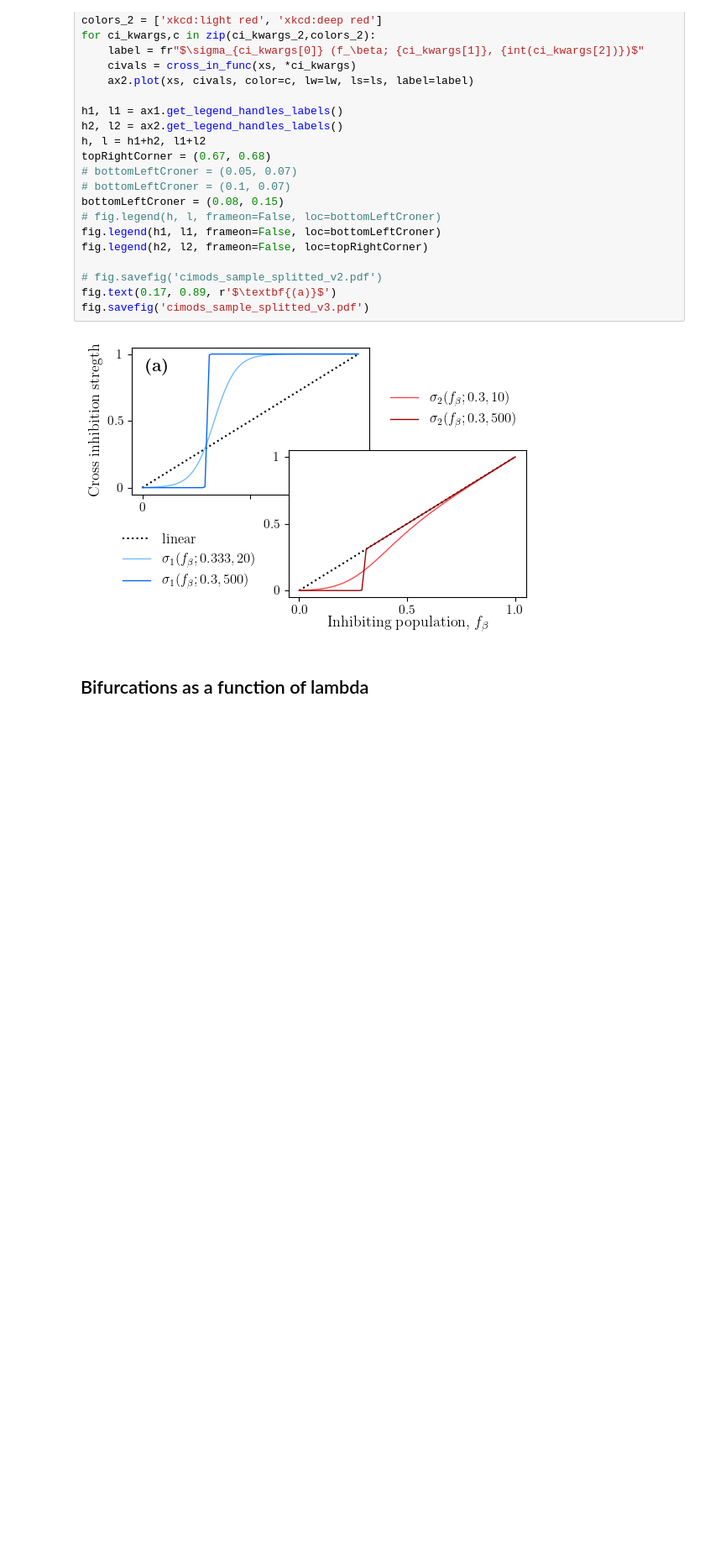
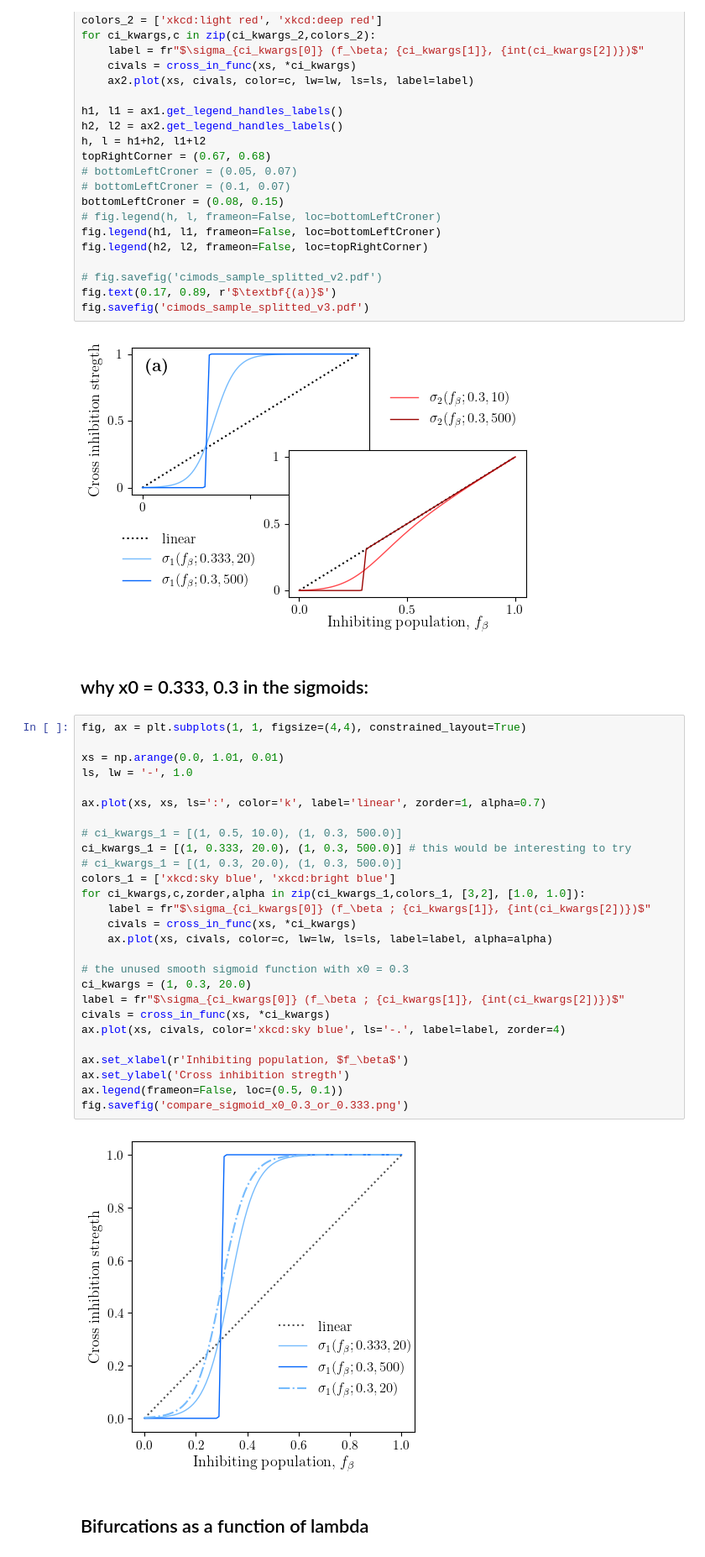
Before and after one commit to dmarchp/TFM_code, a Jupyter notebook: cross_inhibition/plots_for_paper.ipynb, the cells around one changed output. Shown at 84% size. Cells and saved outputs as stored; diff of their text form; blank space fills up the shorter version.

```diff
--- a/cross_inhibition/plots_for_paper.ipynb
+++ b/cross_inhibition/plots_for_paper.ipynb
@@ -130,6 +130,37 @@ fig.text(0.17, 0.89, r'$\textbf{(a)}$')
 fig.savefig('cimods_sample_splitted_v3.pdf')
 # %% [output]
 [figure]
+# %% [markdown]
+## why x0 = 0.333, 0.3 in the sigmoids:
+# %%
+fig, ax = plt.subplots(1, 1, figsize=(4,4), constrained_layout=True)
+
+xs = np.arange(0.0, 1.01, 0.01)
+ls, lw = '-', 1.0
+
+ax.plot(xs, xs, ls=':', color='k', label='linear', zorder=1, alpha=0.7)
+
+# ci_kwargs_1 = [(1, 0.5, 10.0), (1, 0.3, 500.0)]
+ci_kwargs_1 = [(1, 0.333, 20.0), (1, 0.3, 500.0)] # this would be interesting to try
+# ci_kwargs_1 = [(1, 0.3, 20.0), (1, 0.3, 500.0)]
+colors_1 = ['xkcd:sky blue', 'xkcd:bright blue']
+for ci_kwargs,c,zorder,alpha in zip(ci_kwargs_1,colors_1, [3,2], [1.0, 1.0]):
+    label = fr"$\sigma_{ci_kwargs[0]} (f_\beta ; {ci_kwargs[1]}, {int(ci_kwargs[2])})$"
+    civals = cross_in_func(xs, *ci_kwargs)
+    ax.plot(xs, civals, color=c, lw=lw, ls=ls, label=label, alpha=alpha)
+
+# the unused smooth sigmoid function with x0 = 0.3
+ci_kwargs = (1, 0.3, 20.0)
+label = fr"$\sigma_{ci_kwargs[0]} (f_\beta ; {ci_kwargs[1]}, {int(ci_kwargs[2])})$"
+civals = cross_in_func(xs, *ci_kwargs)
+ax.plot(xs, civals, color='xkcd:sky blue', ls='-.', label=label, zorder=4)
+
+ax.set_xlabel(r'Inhibiting population, $f_\beta$')
+ax.set_ylabel('Cross inhibition stregth')
+ax.legend(frameon=False, loc=(0.5, 0.1))
+fig.savefig('compare_sigmoid_x0_0.3_or_0.333.png')
+# %% [output]
+[figure, added]
 # %% [markdown]
 ## Bifurcations as a function of lambda
 # %%
```
Also changed, not shown: parts of 1 cell of this notebook, 22 other files.
